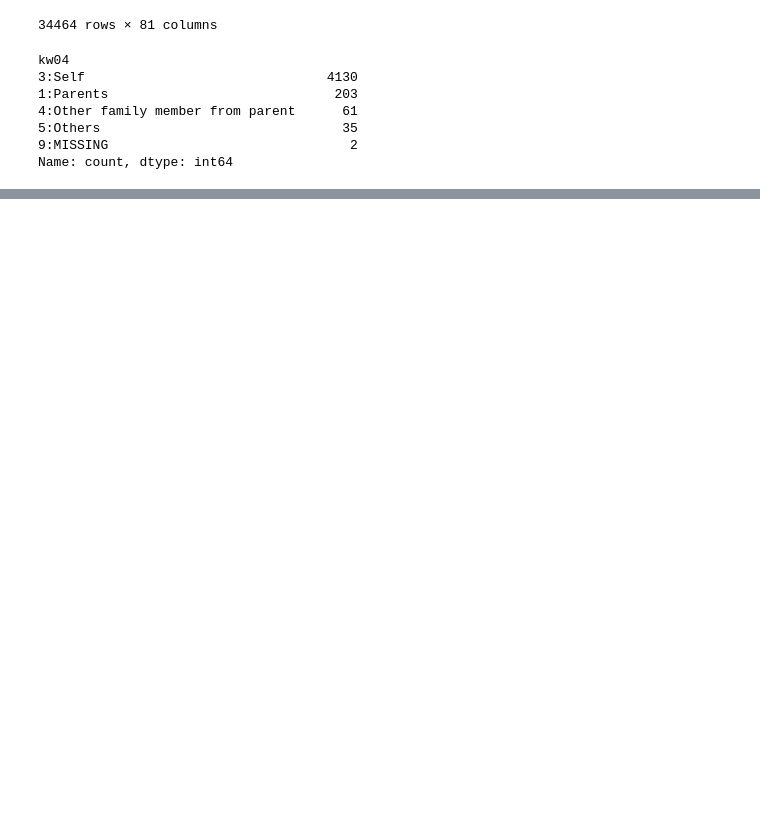
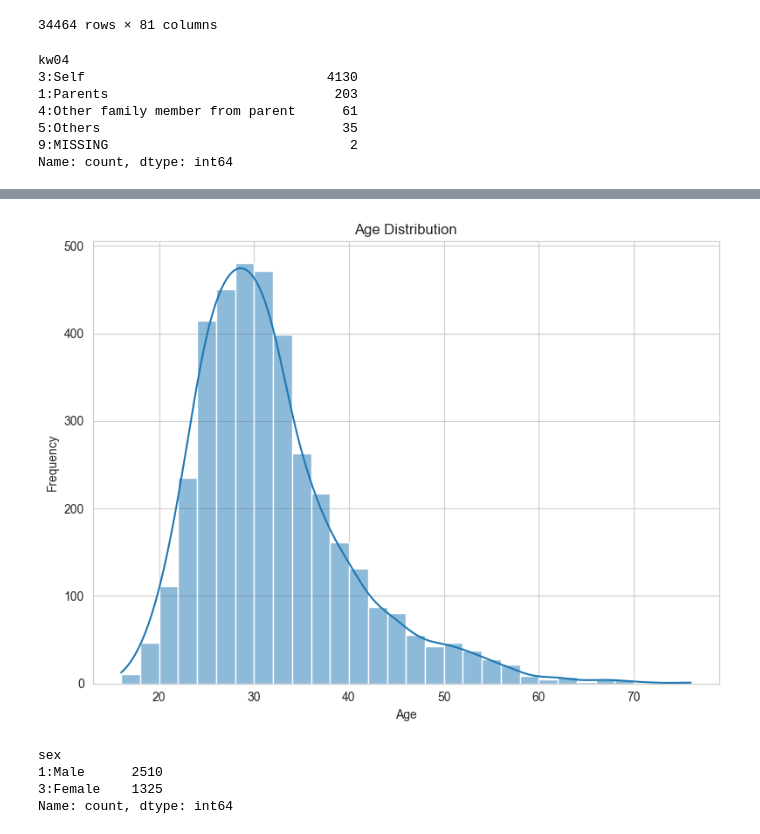
Before and after one commit to Poor1ST/ifls, a Jupyter notebook: process.ipynb, the cells around one changed output, grey strips where cells are left out. Cells and saved outputs as stored; diff of their text form; code cells hidden in the pictures; blank space fills up the shorter version.

```diff
--- a/process.ipynb
+++ b/process.ipynb
@@ -627,0 +1132,19 @@ Name: count, Length: 62, dtype: int64
+# %%
+# 2. Age - Histogram
+plt.figure(figsize=(8, 6))
+sns.histplot(df_clean['age'], bins=30, kde=True)
+plt.title('Age Distribution')
+plt.xlabel('Age')
+plt.ylabel('Frequency')
+plt.tight_layout()
+plt.savefig('age_distribution.png')
+plt.show()
+# %% [output]
+[figure, added]
+# %%
+df_clean['sex'].value_counts()
+# %% [output]
+sex
+1:Male      2510
+3:Female    1325
+Name: count, dtype: int64
```
Also changed, not shown: parts of 62 cells of this notebook, 15 other files.
